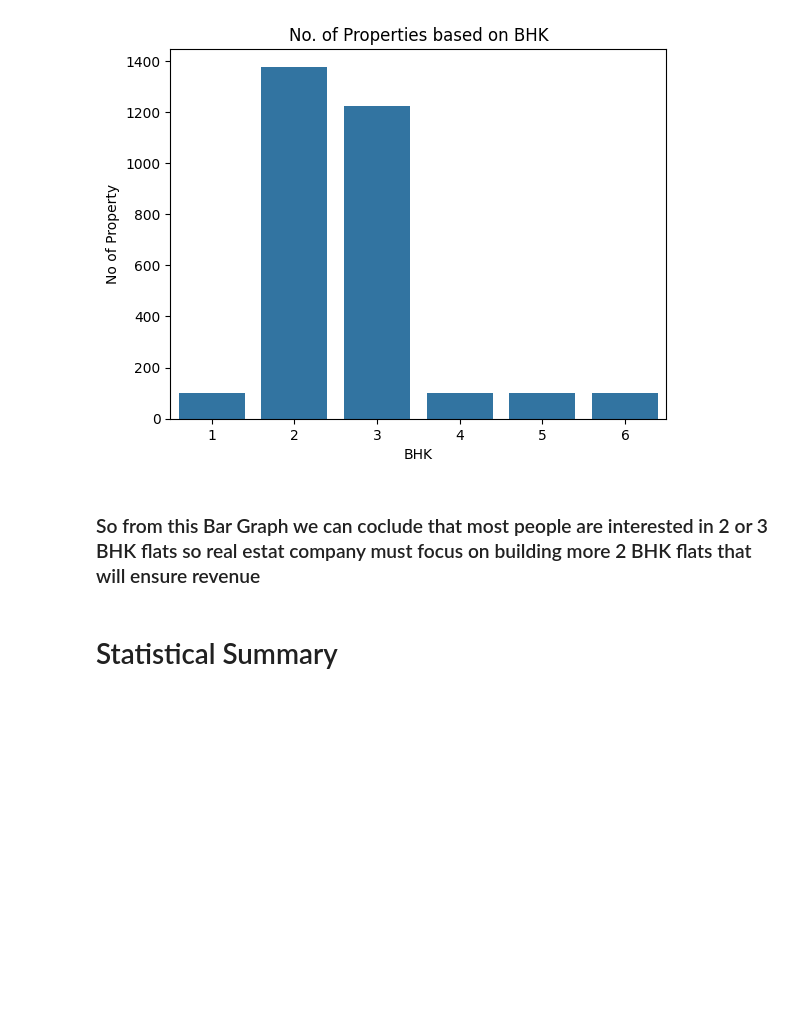
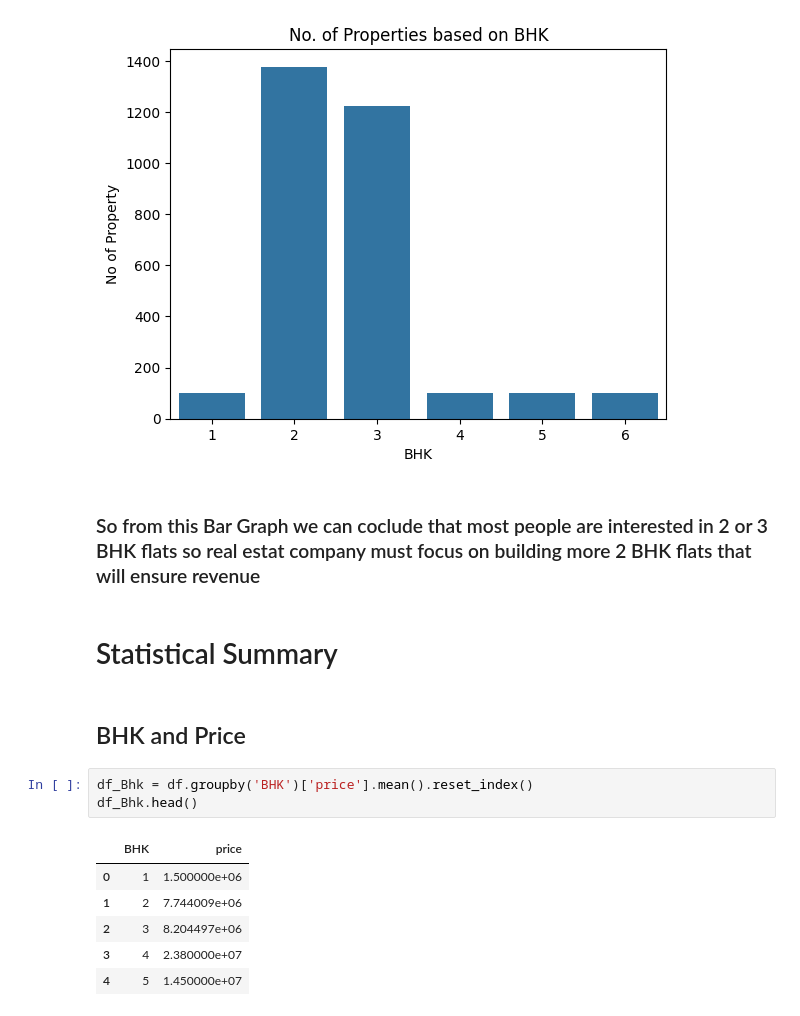
Before and after one commit to shouvik-maity/data-analysis-project--kolkata-realestate, a Jupyter notebook: sales.ipynb, the cells around one changed output. Drawn from its saved outputs; the diff is of its cells as text; blank space fills up the shorter version.

```diff
--- a/sales.ipynb
+++ b/sales.ipynb
@@ -166,3 +166,15 @@ plt.show()
 ### So from this Bar Graph we can coclude that  most people are interested in 2 or 3 BHK flats so real estat company must focus on building more 2 BHK flats that will ensure revenue
 # %% [markdown]
 # Statistical Summary
+# %% [markdown]
+## BHK and Price
+# %%
+df_Bhk = df.groupby('BHK')['price'].mean().reset_index()
+df_Bhk.head()
+# %% [output]
+|  | BHK | price |
+| 0 | 1 | 1.500000e+06 |
+| 1 | 2 | 7.744009e+06 |
+| 2 | 3 | 8.204497e+06 |
+| 3 | 4 | 2.380000e+07 |
+| 4 | 5 | 1.450000e+07 |
```
Also changed, not shown: parts of 2 cells of this notebook.
